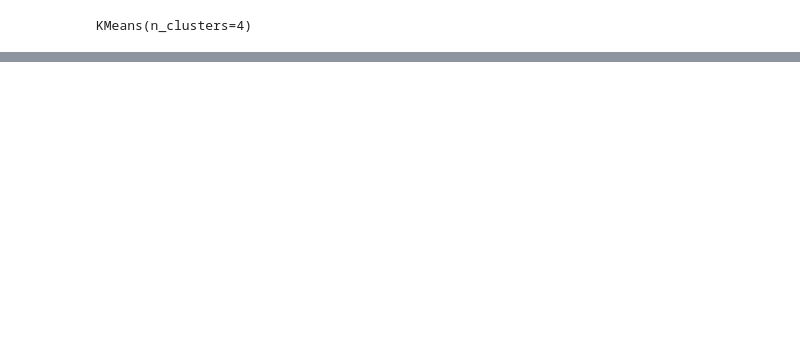
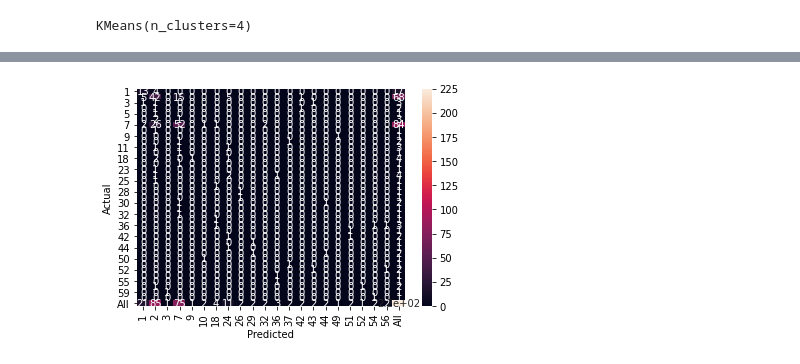
Before and after one commit to Nathaniel-Adams/CS_483_Project_2, a Jupyter notebook: Patient Segmentation/Patient_Segmentation.ipynb, the cells around one changed output, grey strips where cells are left out. Drawn from its saved outputs; the diff is of its cells as text; code cells hidden in the pictures; blank space fills up the shorter version.

Commit message:
And Copying the heatmap into patient doesn't work. Welp

```diff
--- a/Patient Segmentation/Patient_Segmentation.ipynb
+++ b/Patient Segmentation/Patient_Segmentation.ipynb
@@ -177,0 +178,9 @@ Accuracy: 0.538 ( +/- 0.085)
+# %%
+from sklearn.model_selection import cross_val_score, KFold, train_test_split
+from sklearn import svm
+
+clf = svm.SVC(kernel='linear', C=1)
+
+cv=KFold(n_splits=10, shuffle=True, random_state=1)
+
+predicted_score = cross_val_score(clf, x, y, cv=cv)
@@ -178,8 +192,10 @@ Accuracy: 0.538 ( +/- 0.085)
 # %%
+from sklearn.discriminant_analysis import LinearDiscriminantAnalysis
 from sklearn.model_selection import cross_val_predict
 
+X_train, X_test, Y_train, Y_test = train_test_split(new_df, y,train_size = 0.8, random_state=1)
 
+clf = LinearDiscriminantAnalysis()
+clf.fit(new_df, y)
 
-predicted = cross_val_predict(clf, x, y, cv=cv)
-
-predicted
+predicted = cross_val_predict(clf, new_df, y, cv=cv)
@@ -200,0 +202,6 @@ array([ 2,  2,  7,  2,  2, 29,  2, 43,  1,  2,  2,  2,  7,  2,  7,  2,  2,
+# %%
+data = {'y_Actual': sampled['Projected Mortality (accounting for patients not currently discharged)'],
+        'y_Predicted': predicted}
+
+data = pd.DataFrame(data, columns=['y_Actual', 'y_Predicted'])
+data
@@ -200,0 +222,7 @@ array([ 2,  2,  7,  2,  2, 29,  2, 43,  1,  2,  2,  2,  7,  2,  7,  2,  2,
+# %%
+confusion_matrix = pd.crosstab(data['y_Actual'], data['y_Predicted'], rownames=['Actual'], colnames=['Predicted'], margins= True)
+
+sns.heatmap(confusion_matrix, annot=True)
+plt.show()
+# %% [output]
+[figure, added]
```
Also changed, not shown: parts of 11 cells of this notebook.
